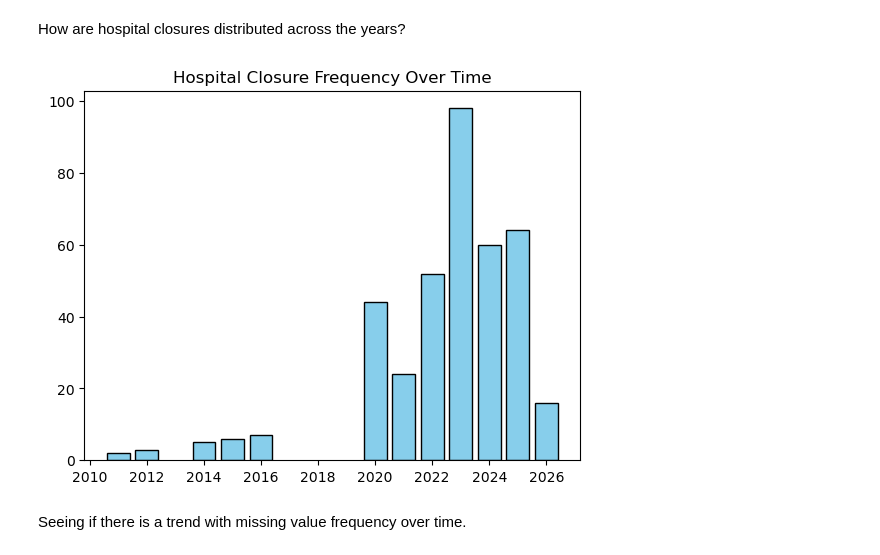
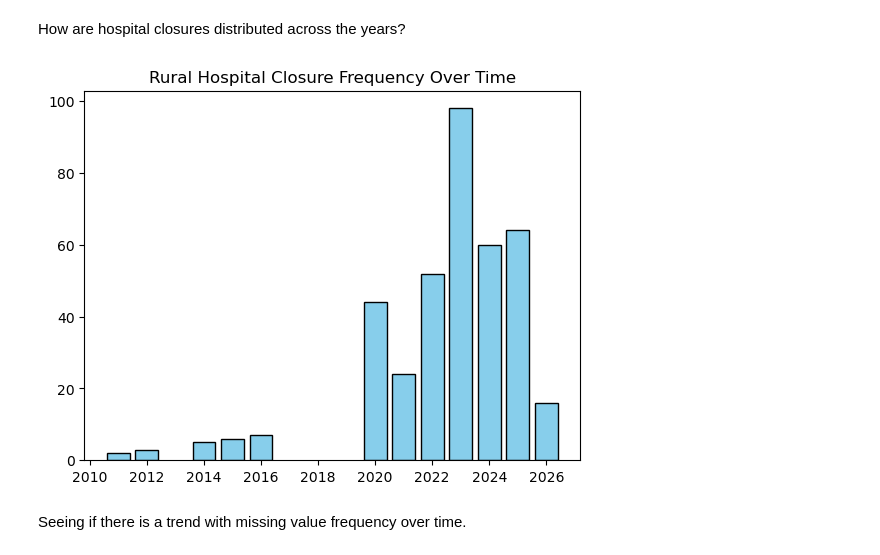
Before and after one commit to aezell314/Predicting_Hospital_Closures, a Jupyter notebook: notebooks/Modeling Hospital Closures.ipynb, the cells around one changed output. Cells and saved outputs as stored; diff of their text form; code cells hidden in the pictures.

```diff
--- a/Modeling Hospital Closures.ipynb
+++ b/notebooks/Modeling Hospital Closures.ipynb
@@ -72,20 +77,21 @@ hospitals_full['Closure Date'] = pd.to_datetime(hospitals_full['Closure Date'])
 # %%
 closures = hospitals_full[~hospitals_full['Closure Date'].isna()]
 
 years = closures['Closure Date'].apply(lambda x: x.year)
 
 # Count the frequency of each year
 year_counts = Counter(list(closures['Closure Date'].apply(lambda x: x.year)))
 
 # Sort by year so the x-axis is chronological
 sorted_years = sorted(year_counts.keys())
 frequencies = [year_counts[year] for year in sorted_years]
 
 # Create the plot
 plt.bar(sorted_years, frequencies, color='skyblue', edgecolor='black');
-plt.title('Hospital Closure Frequency Over Time');
+plt.title('Rural Hospital Closure Frequency Over Time');
+plt.savefig("./app/images/closure_plot.png")
 # %% [output]
-[figure, old version]
+[figure, new version]
 # %% [markdown]
 Seeing if there is a trend with missing value frequency over time.
 # %%
```
Also changed, not shown: parts of 26 cells of this notebook, 7 other files.
